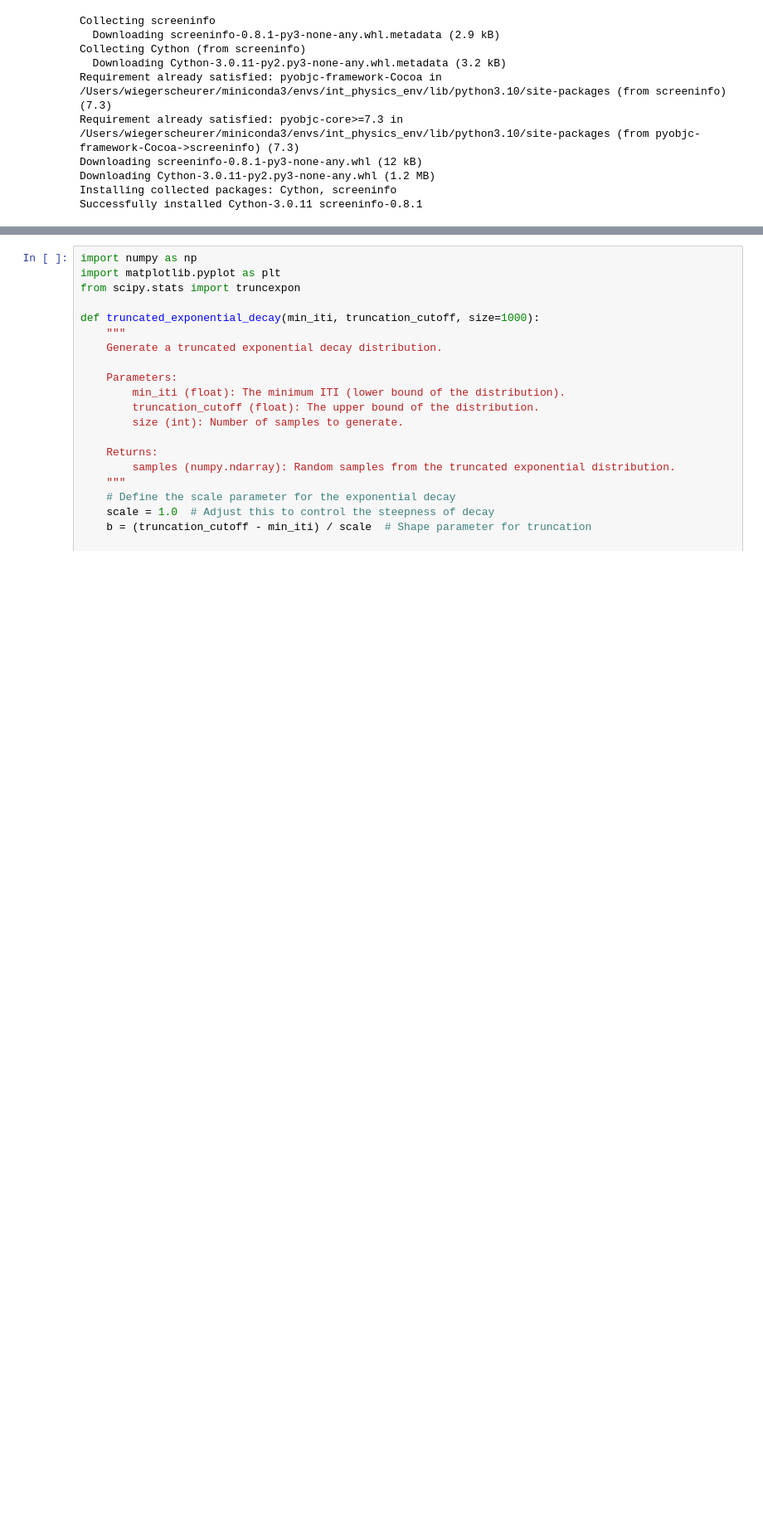
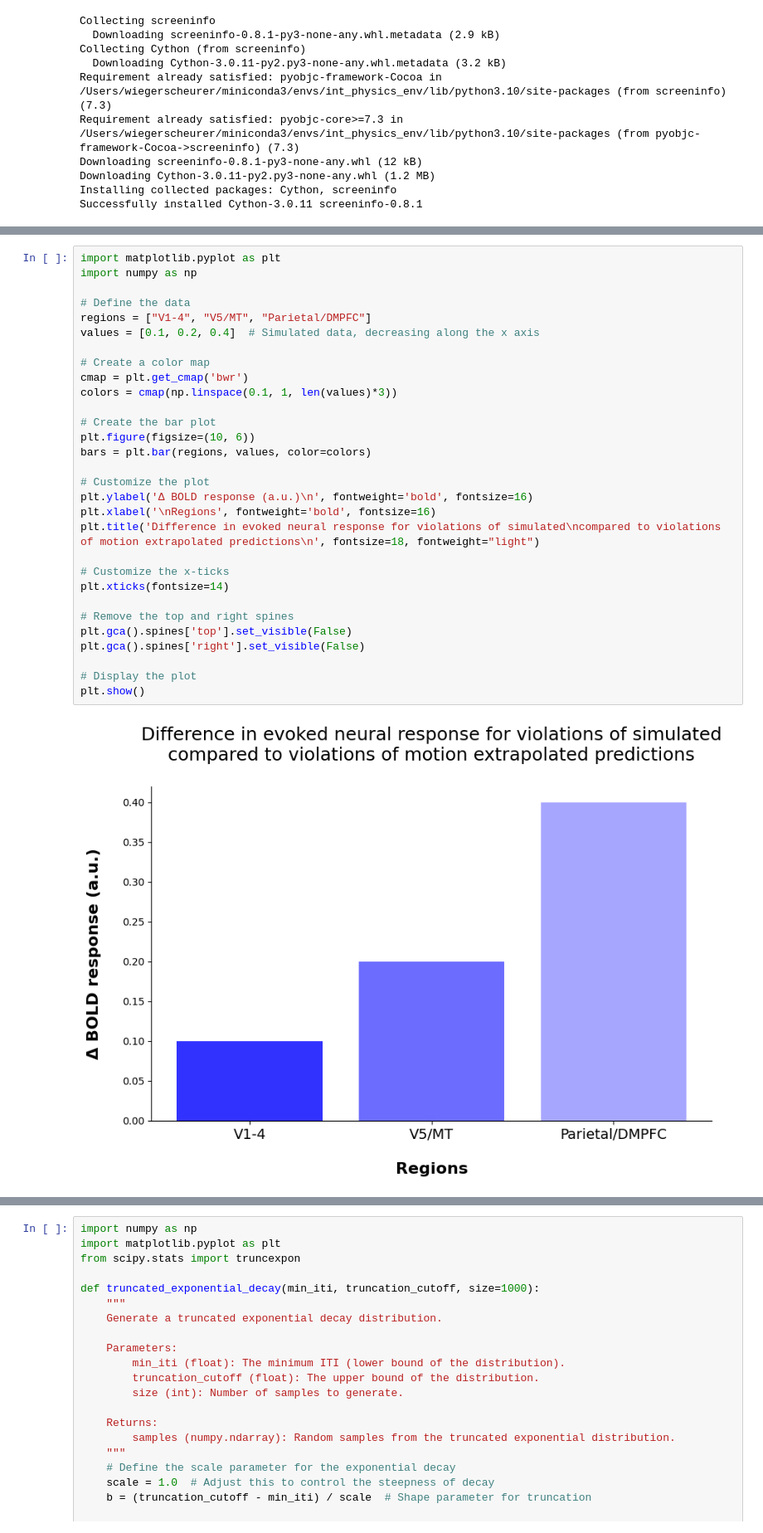
Before and after one commit to WiegerScheurer/physicspred, a Jupyter notebook: Notebooks/intphys_psypy.ipynb, the cells around one changed output, grey strips where cells are left out. Shown at 83% size. Cells and saved outputs as stored; diff of their text form; blank space fills up the shorter version.

```diff
--- a/Notebooks/intphys_psypy.ipynb
+++ b/Notebooks/intphys_psypy.ipynb
@@ -28,0 +85,32 @@ Successfully installed Cython-3.0.11 screeninfo-0.8.1
+# %%
+import matplotlib.pyplot as plt
+import numpy as np
+
+# Define the data
+regions = ["V1-4", "V5/MT", "Parietal/DMPFC"]
+values = [0.1, 0.2, 0.4]  # Simulated data, decreasing along the x axis
+
+# Create a color map
+cmap = plt.get_cmap('bwr')
+colors = cmap(np.linspace(0.1, 1, len(values)*3))
+
+# Create the bar plot
+plt.figure(figsize=(10, 6))
+bars = plt.bar(regions, values, color=colors)
+
+# Customize the plot
+plt.ylabel('Δ BOLD response (a.u.)\n', fontweight='bold', fontsize=16)
+plt.xlabel('\nRegions', fontweight='bold', fontsize=16)
+plt.title('Difference in evoked neural response for violations of simulated\ncompared to violations of motion extrapolated predictions\n', fontsize=18, fontweight="light")
+
+# Customize the x-ticks
+plt.xticks(fontsize=14)
+
+# Remove the top and right spines
+plt.gca().spines['top'].set_visible(False)
+plt.gca().spines['right'].set_visible(False)
+
+# Display the plot
+plt.show()
+# %% [output]
+[figure, added]
```
Also changed, not shown: parts of 89 cells of this notebook, 39 other files.
